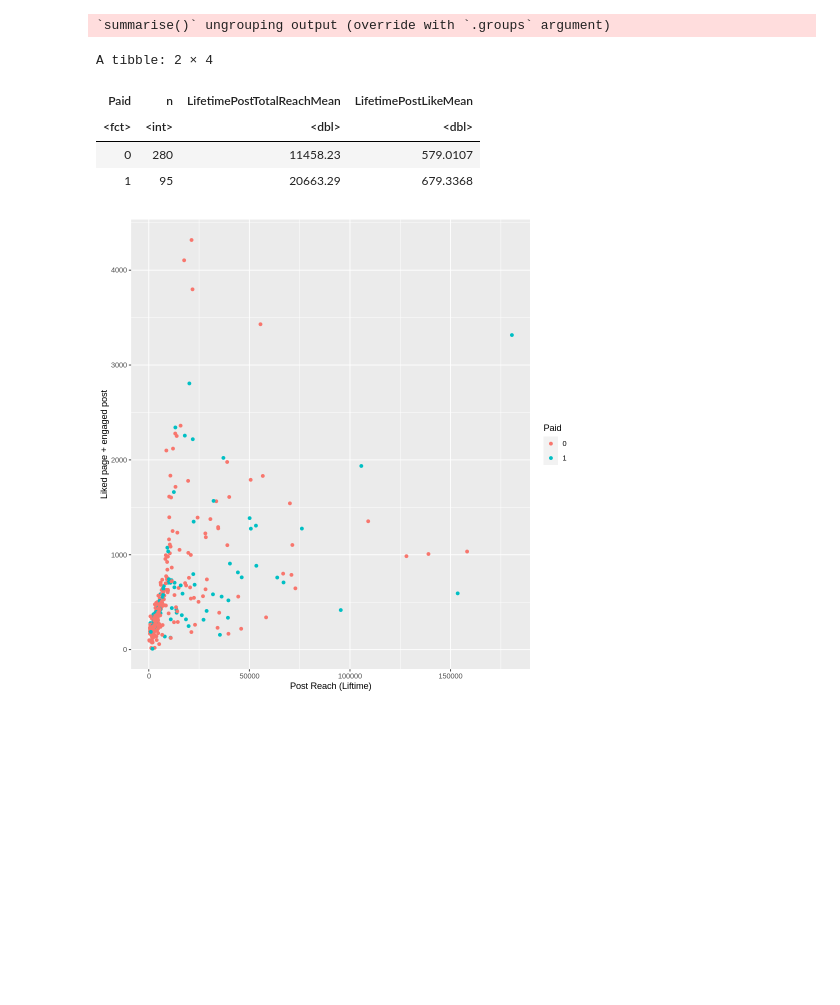
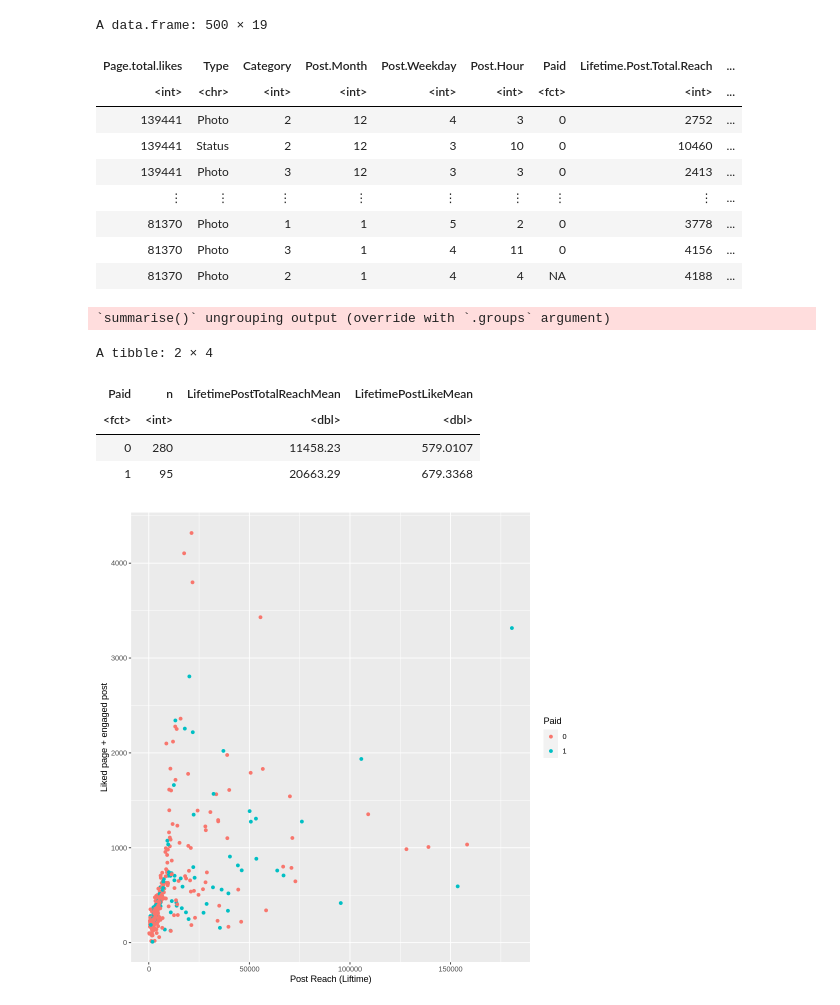
Before and after one commit to truzopus/DSCI_100_Group7, a Jupyter notebook: proposal.ipynb, the cells around one changed output. Drawn from its saved outputs; the diff is of its cells as text; code cells hidden in the pictures; blank space fills up the shorter version.

```diff
--- a/proposal.ipynb
+++ b/proposal.ipynb
@@ -32,27 +31,39 @@ Warning message:
 # %%
 set.seed(3060)
 options(repr.plot.width = 8, repr.plot.height = 8)
+options(repr.matrix.max.rows = 6)
 facebook <- mutate(read.delim('data/dataset_Facebook.csv', sep=';'), Paid=as_factor(Paid))
+facebook
 
 facebook_split <- initial_split(facebook, prop = 0.75, strata = Type)
 facebook_train <- training(facebook_split)
 facebook_test <- testing(facebook_split)
 
 facebook_group <- facebook_train %>% group_by(Paid)%>%
 summarize(n=n(),LifetimePostTotalReachMean = mean(Lifetime.Post.Total.Reach, na.rm =TRUE), LifetimePostLikeMean = mean(Lifetime.People.who.have.liked.your.Page.and.engaged.with.your.post, na.RM=TRUE))
 facebook_group
 
 facebook_plot <- facebook_train %>% ggplot(aes(x=Lifetime.Post.Total.Reach,
             y=Lifetime.People.who.have.liked.your.Page.and.engaged.with.your.post)) +
             geom_point(aes(color=Paid)) + labs(x='Post Reach (Liftime)', y='Liked page + engaged post', color='Paid')
 
 facebook_plot
 # %% [output]
-`summarise()` ungrouping output (override with `.groups` argument)
+A data.frame: 500 × 19
+| Page.total.likes | Type | Category | Post.Month | Post.Weekday | Post.Hour | Paid | Lifetime.Post.Total.Reach | ... |
+| <int> | <chr> | <int> | <int> | <int> | <int> | <fct> | <int> | ... |
+| 139441 | Photo | 2 | 12 | 4 | 3 | 0 | 2752 | ... |
+| 139441 | Status | 2 | 12 | 3 | 10 | 0 | 10460 | ... |
+| 139441 | Photo | 3 | 12 | 3 | 3 | 0 | 2413 | ... |
+| ⋮ | ⋮ | ⋮ | ⋮ | ⋮ | ⋮ | ⋮ | ⋮ | ... |
+| 81370 | Photo | 1 | 1 | 5 | 2 | 0 | 3778 | ... |
+| 81370 | Photo | 3 | 1 | 4 | 11 | 0 | 4156 | ... |
+| 81370 | Photo | 2 | 1 | 4 | 4 | NA | 4188 | ... |
-A tibble: 2 × 4
+`summarise()` ungrouping output (override with `.groups` argument)
-| Paid | n | LifetimePostTotalReachMean | LifetimePostLikeMean |
-| <fct> | <int> | <dbl> | <dbl> |
-| 0 | 280 | 11458.23 | 579.0107 |
-| 1 | 95 | 20663.29 | 679.3368 |
+A tibble: 2 × 4
+| Paid | n | LifetimePostTotalReachMean | LifetimePostLikeMean |
+| <fct> | <int> | <dbl> | <dbl> |
+| 0 | 280 | 11458.23 | 579.0107 |
+| 1 | 95 | 20663.29 | 679.3368 |
 [figure]
 # %% [markdown]
```
Also changed, not shown: parts of 7 cells of this notebook.
